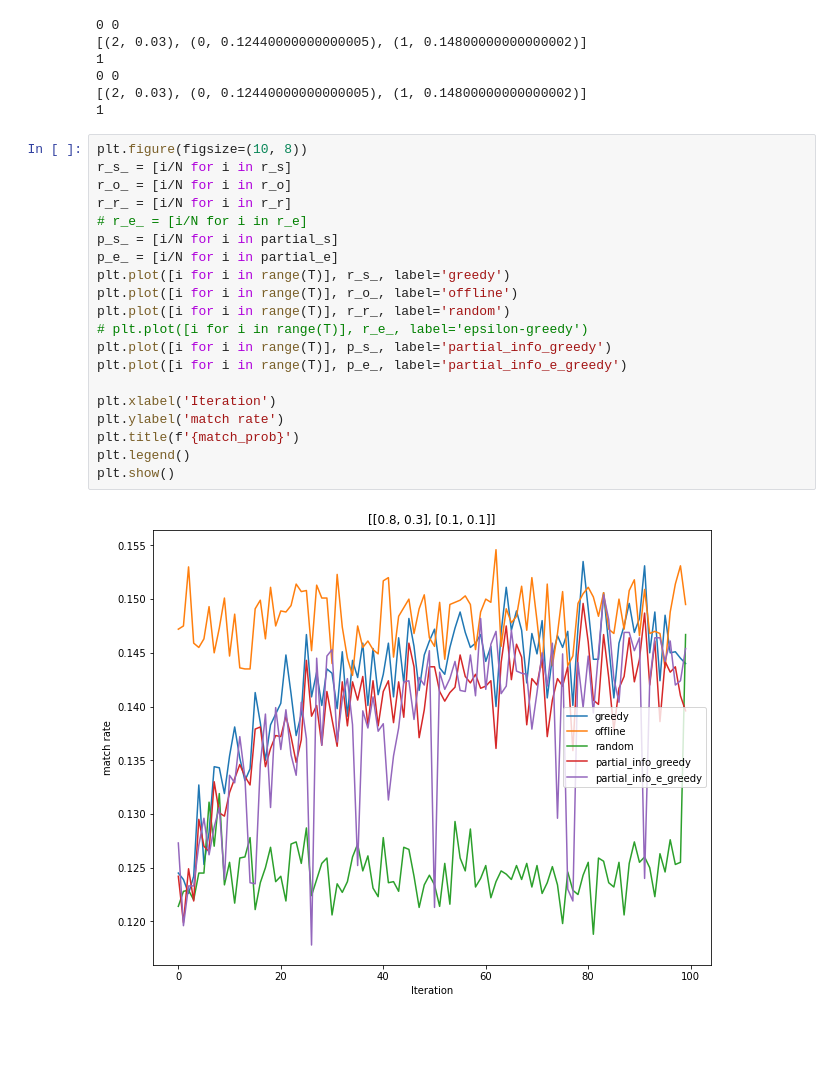
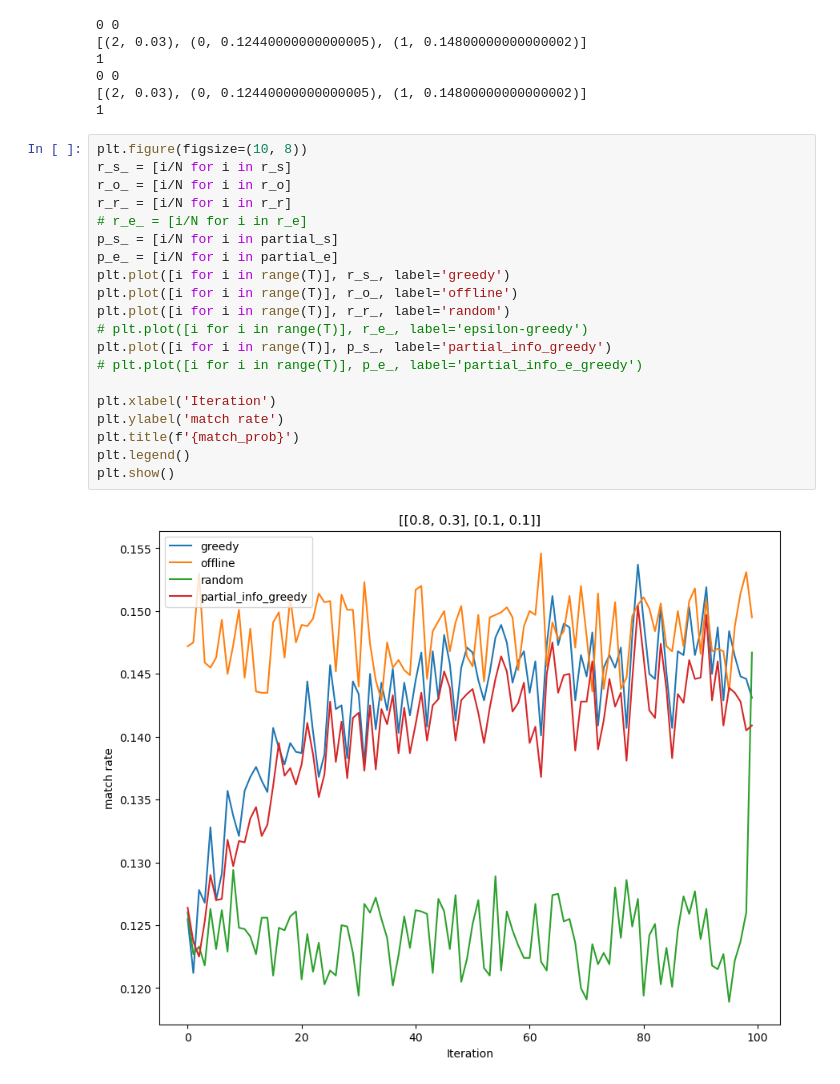
Before and after one commit to ppxwdy/capture_uncertain_in_dating, a Jupyter notebook: charts2.ipynb, the cells around one changed output. Cells and saved outputs as stored; diff of their text form; blank space fills up the shorter version.

```diff
--- a/charts2.ipynb
+++ b/charts2.ipynb
@@ -104,24 +104,24 @@ partial_s, partial_o, partial_r, partial_e = simulation(N, T, match_prob, ratio1
 # %%
 plt.figure(figsize=(10, 8))
 r_s_ = [i/N for i in r_s]
 r_o_ = [i/N for i in r_o]
 r_r_ = [i/N for i in r_r]
 # r_e_ = [i/N for i in r_e]
 p_s_ = [i/N for i in partial_s]
 p_e_ = [i/N for i in partial_e]
 plt.plot([i for i in range(T)], r_s_, label='greedy')
 plt.plot([i for i in range(T)], r_o_, label='offline')
 plt.plot([i for i in range(T)], r_r_, label='random')
 # plt.plot([i for i in range(T)], r_e_, label='epsilon-greedy')
 plt.plot([i for i in range(T)], p_s_, label='partial_info_greedy')
-plt.plot([i for i in range(T)], p_e_, label='partial_info_e_greedy')
+# plt.plot([i for i in range(T)], p_e_, label='partial_info_e_greedy')
 
 plt.xlabel('Iteration')
 plt.ylabel('match rate')
 plt.title(f'{match_prob}')
 plt.legend()
 plt.show()
 # %% [output]
-[figure, old version]
+[figure, new version]
 # %%
 N = 10000
```
Also changed, not shown: parts of 13 cells of this notebook, 3 other files.
